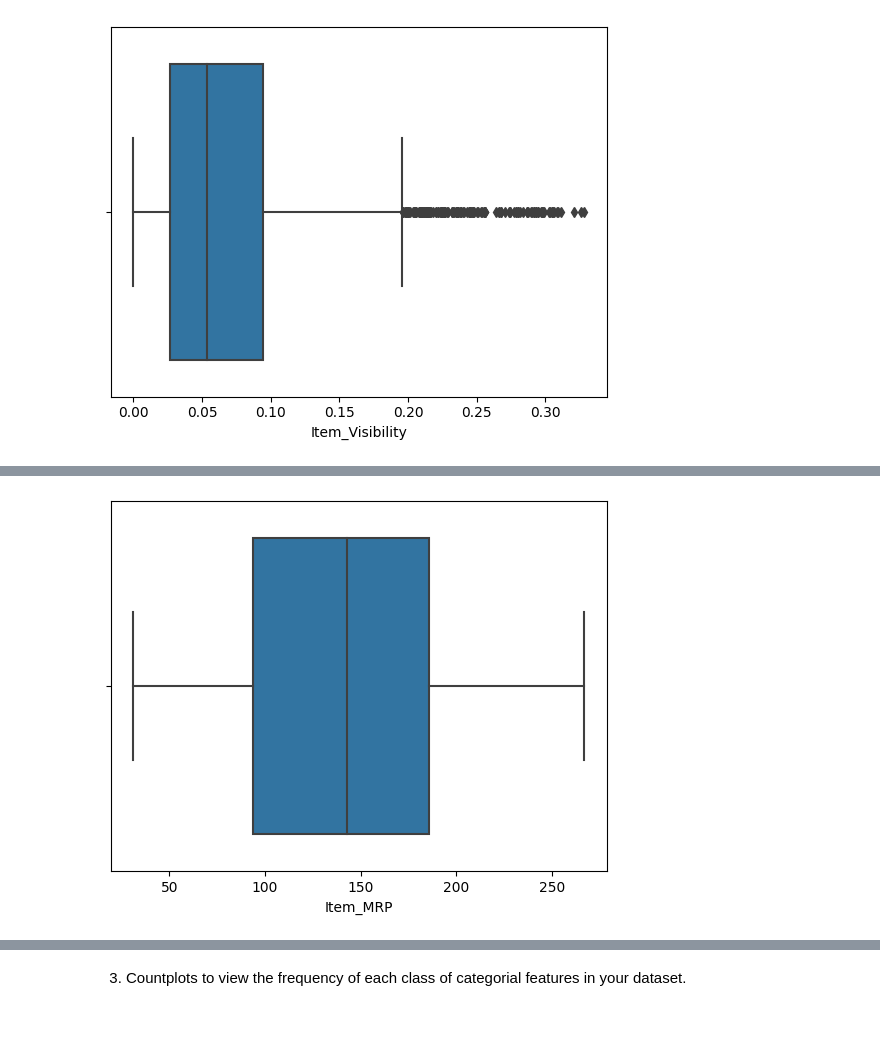
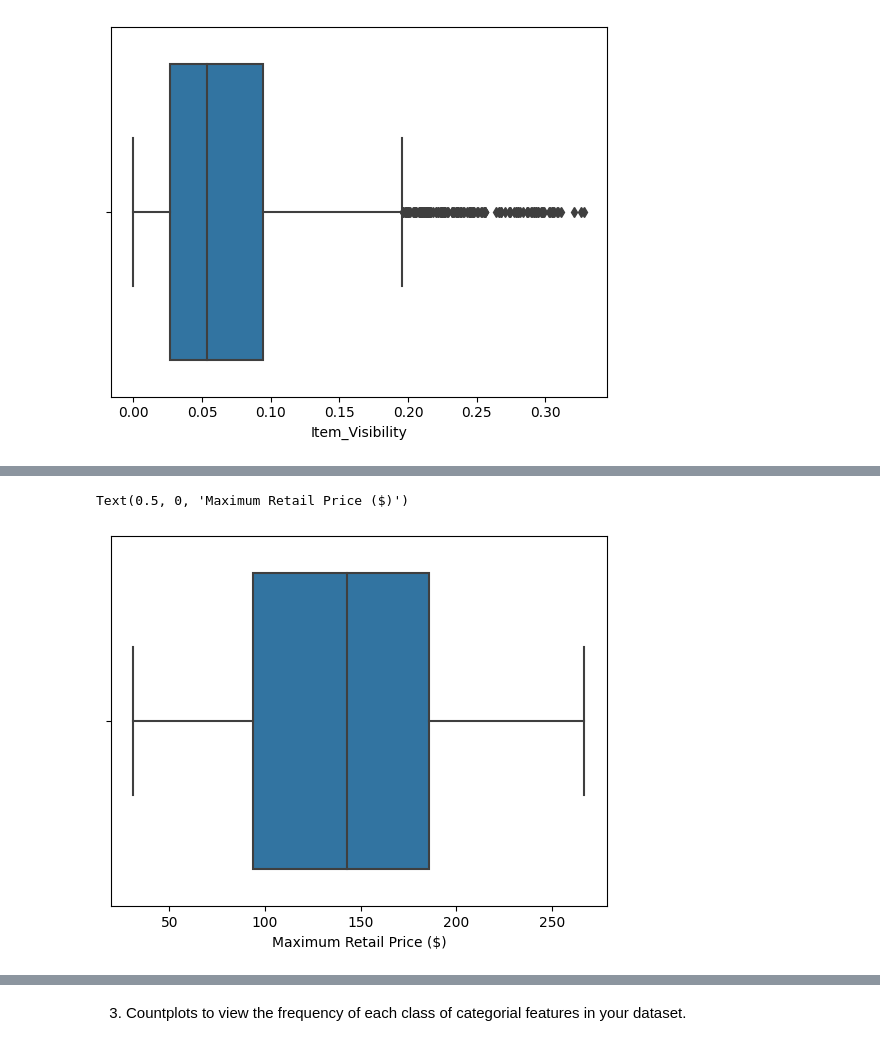
Before and after one commit to FiyonaK/Prediction-of-Product-Sales, a Jupyter notebook: Project_1_Part_3_(Core).ipynb, the cells around one changed output, grey strips where cells are left out. Cells and saved outputs as stored; diff of their text form; code cells hidden in the pictures.

```diff
--- a/Project_1_Part_3_(Core).ipynb
+++ b/Project_1_Part_3_(Core).ipynb
@@ -352,4 +375,6 @@ ax = sns.boxplot(data=df_sales, x='Item_Visibility')
 # %%
 ax = sns.boxplot(data=df_sales, x='Item_MRP')
+ax.set_xlabel('Maximum Retail Price ($)')
 # %% [output]
+Text(0.5, 0, 'Maximum Retail Price ($)')
-[figure, old version]
+[figure, new version]
```
Also changed, not shown: parts of 14 cells of this notebook.
